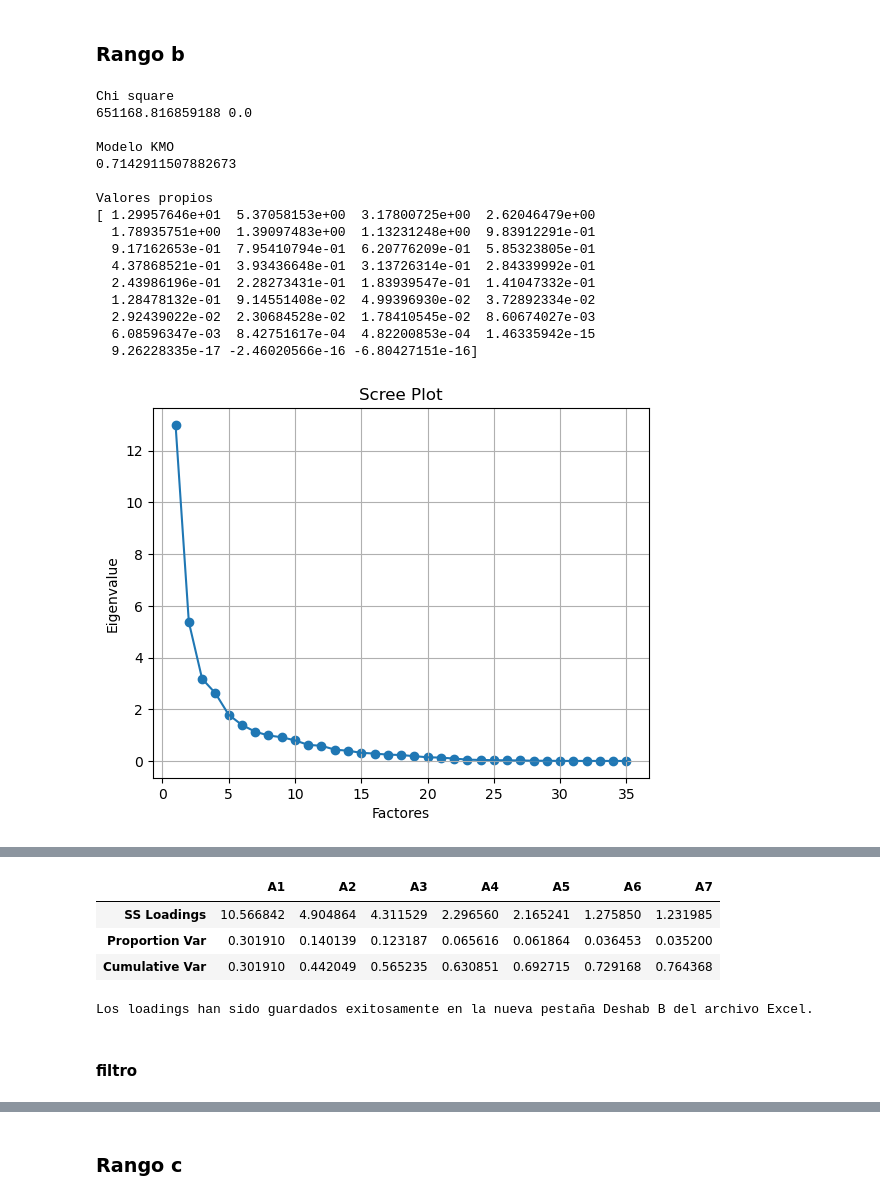
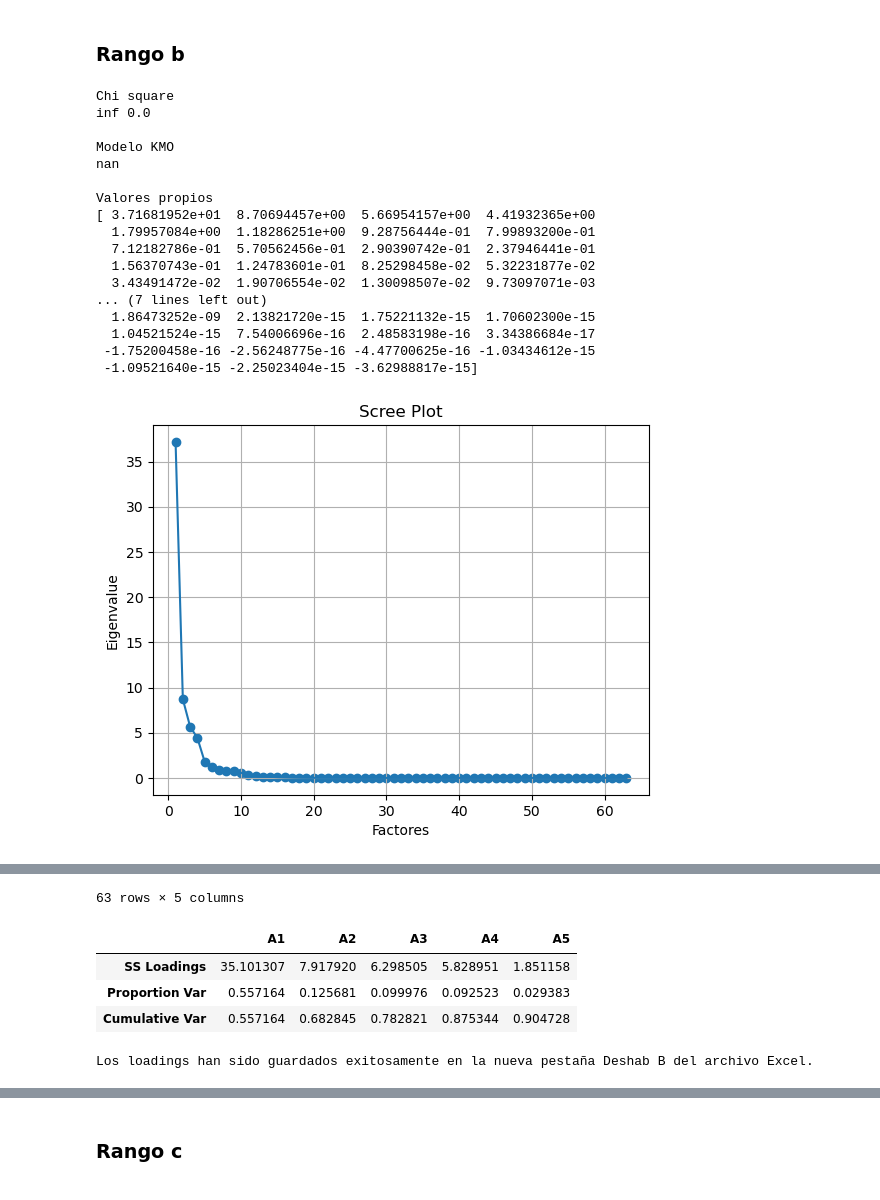
Before and after one commit to unpesodecambio/VOCES-metropolitan-housing-analysis, a Jupyter notebook: Factorial_Nac_xlsx.ipynb, the cells around one changed output, grey strips where cells are left out. Drawn from its saved outputs; the diff is of its cells as text; code cells hidden in the pictures.

Commit message:
factorial metro mun

```diff
--- a/Factorial_Nac_xlsx.ipynb
+++ b/Factorial_Nac_xlsx.ipynb
@@ -105,0 +41,8 @@ dtype: object
+# %%
+# subir pgkg
+# Seleccionar nivel de deshabitación: a,b,c,d
+#Limpiar columnas no-numéricas
+
+
+MAPA_ruta = r"C:\Users\Alejandro\Downloads\DATA\Tratados\NAC\DENUE_LOC_NAC\resultados_metropoli.xlsx"
+MAPA_df = pd.read_excel(MAPA_ruta)
@@ -254,0 +300,17 @@ sheet_name = 'Deshab FULL'
+# %%
+#limpiar columnas
+MAPA_df_continuo = MAPA_df.drop(columns=['CVE_MET', 'NOM_MET', 'TIPO_MET','CVEPOP', 'CVEVIV', 'CVE',
+       'TIPOLOGIA','R_DESHAB_2010', 'SUBTIPOLOGÍA', 'CVE_EMP',
+       'CVE_UEC', 'CVE_ue', 'TIPOLOGIA_ue',  'R_TAM', 'SUBTIPOLOGÍA_ue'])
+
+#seleccionar micro-db de cada nivel de deshabitación
+MAPA_df_a = MAPA_df_continuo[MAPA_df_continuo.R_DESHAB_2020 == 'a']
+MAPA_df_b = MAPA_df_continuo[MAPA_df_continuo.R_DESHAB_2020 == 'b']
+MAPA_df_c = MAPA_df_continuo[MAPA_df_continuo.R_DESHAB_2020 == 'c']
+MAPA_df_d = MAPA_df_continuo[MAPA_df_continuo.R_DESHAB_2020 == 'd']
+
+print("FULL: ",len(MAPA_df_continuo))
+print("DESHAB A: ",len(MAPA_df_a))
+print("DESHAB B: ",len(MAPA_df_b))
+print("DESHAB C: ",len(MAPA_df_c))
+print("DESHAB D: ",len(MAPA_df_d))
@@ -481,12 +627,8 @@ sheet_name = 'Deshab B'
 #asignar DF a tratar
 MAPA_df_f= MAPA_df_b
 
-#hacer CVEGEO index y borrar columnas
-
-MAPA_df_f = MAPA_df_f.drop(columns=[ 'CVEPOP', 'CVEVIV', 'TIPOLOGIA', 'R_DESHAB',
-       'SUBTIPOLOGÍA'])
-
-MAPA_df_f = MAPA_df_f.set_index('CVEGEO', drop=True)
+# borrar columnas
+MAPA_df_f = MAPA_df_f.drop(columns=[ 'R_DESHAB_2020'])
 
 #borrar nulos
 MAPA_df_f.dropna(inplace=True)
@@ -528,45 +670,46 @@ print(ev)
 # Create scree plot using matplotlib
 plt.scatter(range(1,MAPA_df_f.shape[1]+1),ev)
 plt.plot(range(1,MAPA_df_f.shape[1]+1),ev)
 plt.title('Scree Plot')
 plt.xlabel('Factores')
 plt.ylabel('Eigenvalue')
 plt.grid()
 plt.show()
 
 # Crear un objeto FactorAnalyzer con el número de factores deseados y rotación Varimax
-fa = FactorAnalyzer(n_factors=7, rotation="varimax")
+fa = FactorAnalyzer(n_factors=5, rotation="varimax")
 # Ajustar el modelo de análisis factorial a los datos
 fa.fit(MAPA_df_f)
 # Obtener los loadings o cargas factoriales
 loadings = fa.loadings_
 
 # Imprimir los loadings
-column_names = ['A1', 'A2', 'A3','A4','A5','A6','A7']
+column_names = ['A1', 'A2', 'A3','A4','A5']#,'A6','A7']
 loadings_df = pd.DataFrame(loadings, columns=column_names, index=MAPA_df_f.columns)
 display(loadings_df)
 
 # Get variance of each factors
 fa.get_factor_variance()
 
-column_name = ['A1', 'A2', 'A3','A4','A5','A6','A7']
+column_name = ['A1', 'A2', 'A3','A4','A5']#,'A6','A7']
 varianza_df = pd.DataFrame(fa.get_factor_variance(), columns=column_name, index=(['SS Loadings', 'Proportion Var', 'Cumulative Var']))
 display(varianza_df)
 # %% [output]
 Chi square
-651168.816859188 0.0
+inf 0.0
 
 Modelo KMO
-0.7142911507882673
+nan
 
 Valores propios
-[ 1.29957646e+01  5.37058153e+00  3.17800725e+00  2.62046479e+00
-  1.78935751e+00  1.39097483e+00  1.13231248e+00  9.83912291e-01
-  9.17162653e-01  7.95410794e-01  6.20776209e-01  5.85323805e-01
-  4.37868521e-01  3.93436648e-01  3.13726314e-01  2.84339992e-01
-  2.43986196e-01  2.28273431e-01  1.83939547e-01  1.41047332e-01
-  1.28478132e-01  9.14551408e-02  4.99396930e-02  3.72892334e-02
-  2.92439022e-02  2.30684528e-02  1.78410545e-02  8.60674027e-03
-  6.08596347e-03  8.42751617e-04  4.82200853e-04  1.46335942e-15
-  9.26228335e-17 -2.46020566e-16 -6.80427151e-16]
+[ 3.71681952e+01  8.70694457e+00  5.66954157e+00  4.41932365e+00
+  1.79957084e+00  1.18286251e+00  9.28756444e-01  7.99893200e-01
+  7.12182786e-01  5.70562456e-01  2.90390742e-01  2.37946441e-01
+  1.56370743e-01  1.24783601e-01  8.25298458e-02  5.32231877e-02
+  3.43491472e-02  1.90706554e-02  1.30098507e-02  9.73097071e-03
+... (7 lines left out)
+  1.86473252e-09  2.13821720e-15  1.75221132e-15  1.70602300e-15
+  1.04521524e-15  7.54006696e-16  2.48583198e-16  3.34386684e-17
+ -1.75200458e-16 -2.56248775e-16 -4.47700625e-16 -1.03434612e-15
+ -1.09521640e-15 -2.25023404e-15 -3.62988817e-15]
-[figure, old version]
+[figure, new version]
@@ -590,7 +728,8 @@ Valores propios
+63 rows × 5 columns
-|  | A1 | A2 | A3 | A4 | A5 | A6 | A7 |
-| SS Loadings | 10.566842 | 4.904864 | 4.311529 | 2.296560 | 2.165241 | 1.275850 | 1.231985 |
-| Proportion Var | 0.301910 | 0.140139 | 0.123187 | 0.065616 | 0.061864 | 0.036453 | 0.035200 |
-| Cumulative Var | 0.301910 | 0.442049 | 0.565235 | 0.630851 | 0.692715 | 0.729168 | 0.764368 |
+|  | A1 | A2 | A3 | A4 | A5 |
+| SS Loadings | 35.101307 | 7.917920 | 6.298505 | 5.828951 | 1.851158 |
+| Proportion Var | 0.557164 | 0.125681 | 0.099976 | 0.092523 | 0.029383 |
+| Cumulative Var | 0.557164 | 0.682845 | 0.782821 | 0.875344 | 0.904728 |
 # %%
 # Verificar si el archivo existe y cargarlo
 if os.path.exists(excel_file):
@@ -609,5 +777,3 @@ else:
     print(f"El archivo {excel_file} no existe. Por favor, crea el archivo primero.")
 # %% [output]
 Los loadings han sido guardados exitosamente en la nueva pestaña Deshab B del archivo Excel.
-# %% [markdown]
-#### filtro
```
Also changed, not shown: parts of 84 cells of this notebook.
